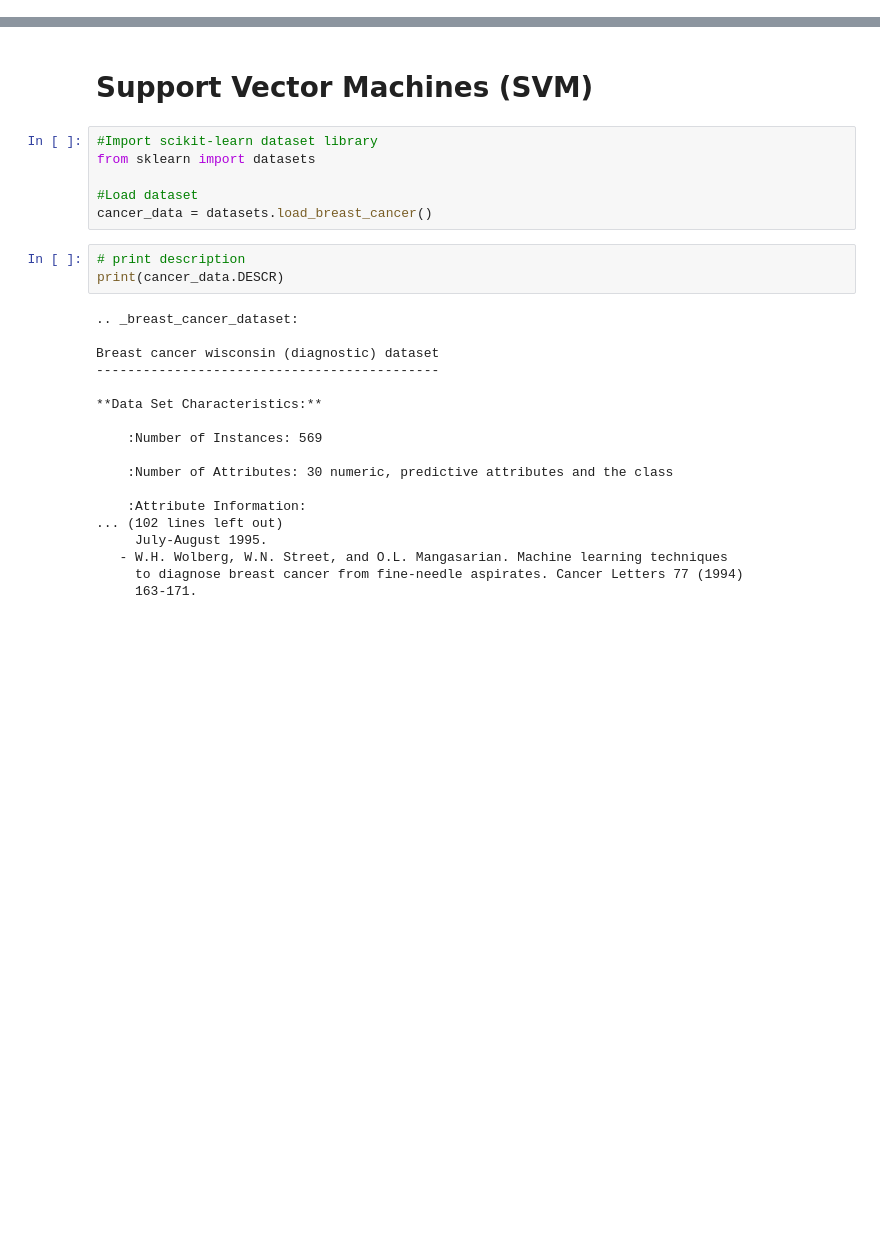
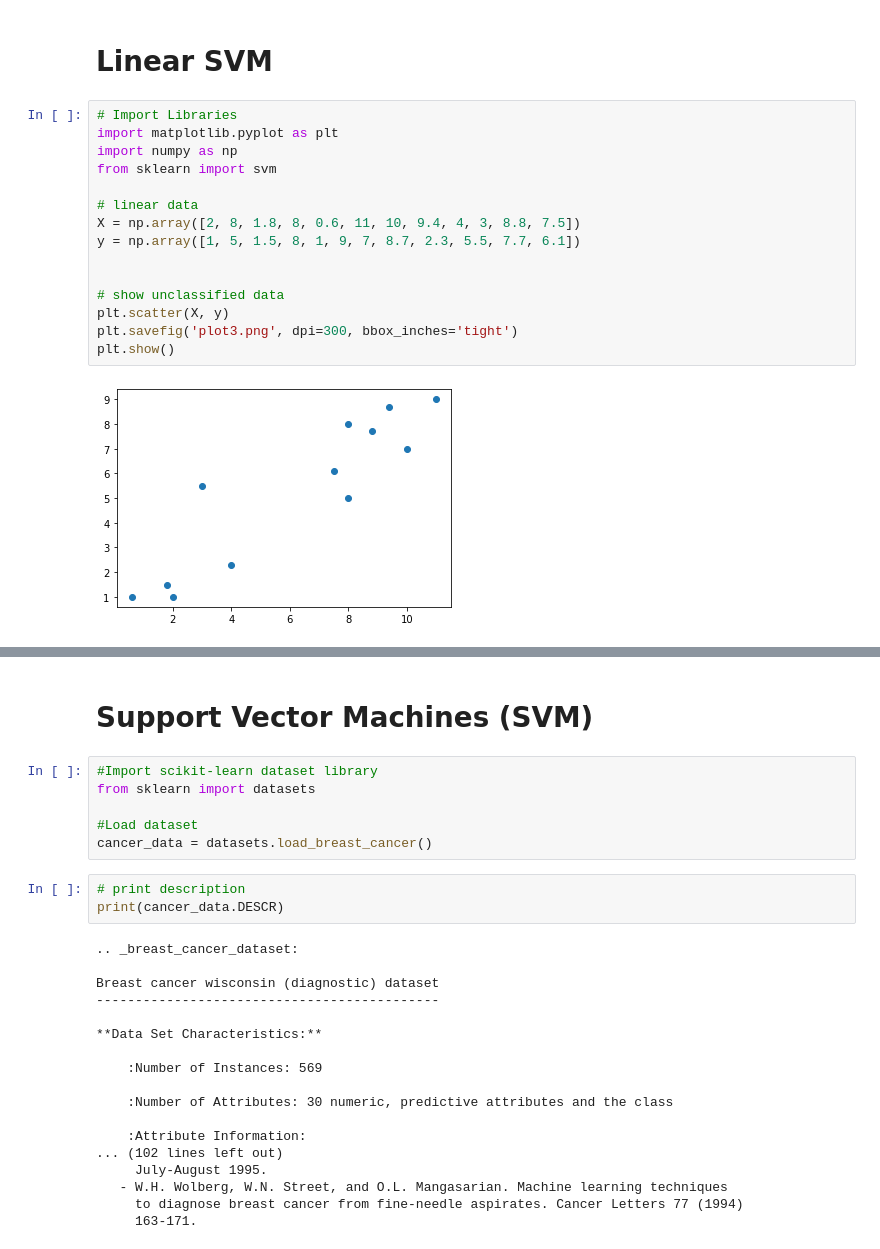
Before and after one commit to gayathri1462/Hello-ML, a Jupyter notebook: SVM_Cancer_Prediction.ipynb, the cells around one changed output, grey strips where cells are left out. Saved outputs shown, nothing was run; the diff lists cells and outputs as text; blank space fills up the shorter version.

```diff
--- a/SVM_Cancer_Prediction.ipynb
+++ b/SVM_Cancer_Prediction.ipynb
@@ -1,2 +1,21 @@
 # %% [markdown]
 <a href="https://colab.research.google.com/github/gayathri1462/Hello-ML/blob/main/SVM_Cancer_Prediction.ipynb" target="_parent"><img src="https://colab.research.google.com/assets/colab-badge.svg" alt="Open In Colab"/></a>
+# %% [markdown]
+# Linear SVM
+# %%
+# Import Libraries
+import matplotlib.pyplot as plt
+import numpy as np
+from sklearn import svm
+
+# linear data
+X = np.array([2, 8, 1.8, 8, 0.6, 11, 10, 9.4, 4, 3, 8.8, 7.5])
+y = np.array([1, 5, 1.5, 8, 1, 9, 7, 8.7, 2.3, 5.5, 7.7, 6.1])
+
+
+# show unclassified data
+plt.scatter(X, y)
+plt.savefig('plot3.png', dpi=300, bbox_inches='tight')
+plt.show()
+# %% [output]
+[figure, added]
```
Also changed, not shown: parts of 14 cells of this notebook.
